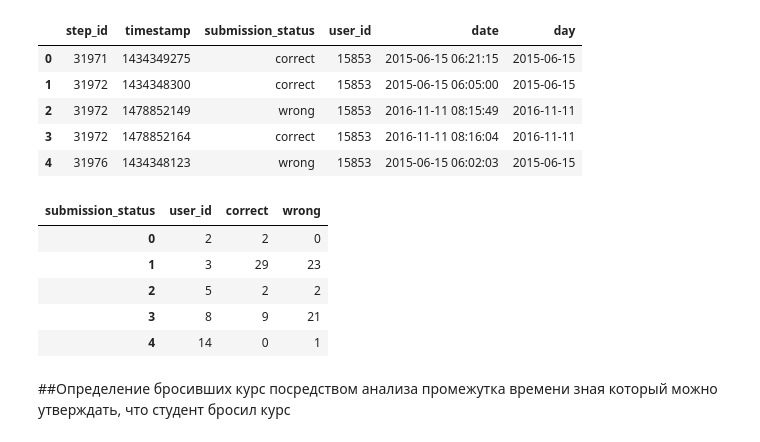
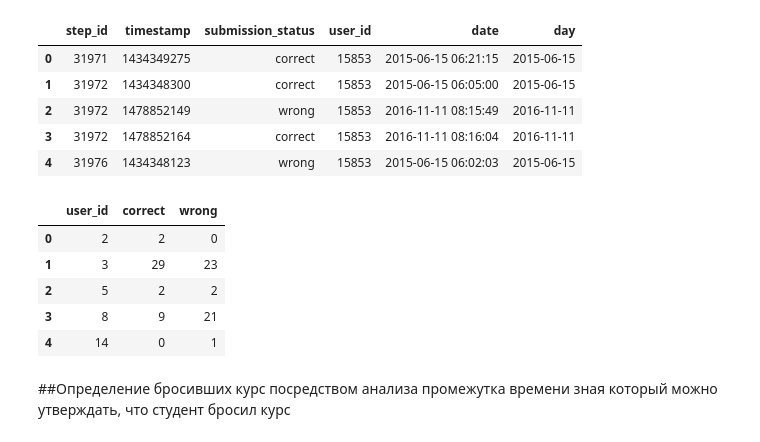
Before and after one commit to MinyaevAndrey/ML-Stepik, a Jupyter notebook: ML_Stepik1.ipynb, the cells around one changed output. Saved outputs shown, nothing was run; the diff lists cells and outputs as text; code cells hidden in the pictures.

```diff
--- a/ML_Stepik1.ipynb
+++ b/ML_Stepik1.ipynb
@@ -179,13 +228,15 @@ submissions_data.head()
 | 4 | 31976 | 1434348123 | wrong | 15853 | 2015-06-15 06:02:03 | 2015-06-15 |
 # %%
 users_scores = submissions_data.pivot_table(index='user_id',
-                        columns='submission_status',
-                        values='step_id',
-                        aggfunc='count',
-                        fill_value=0).reset_index()
+                                            columns='submission_status',
+                                            values='step_id',
+                                            aggfunc='count',
+                                            fill_value=0) \
+                               .reset_index() \
+                               .rename_axis('', axis=1)
 users_scores.head()
 # %% [output]
-| submission_status | user_id | correct | wrong |
+|  | user_id | correct | wrong |
 | 0 | 2 | 2 | 0 |
 | 1 | 3 | 29 | 23 |
 | 2 | 5 | 2 | 2 |
```
Also changed, not shown: parts of 7 cells of this notebook.
